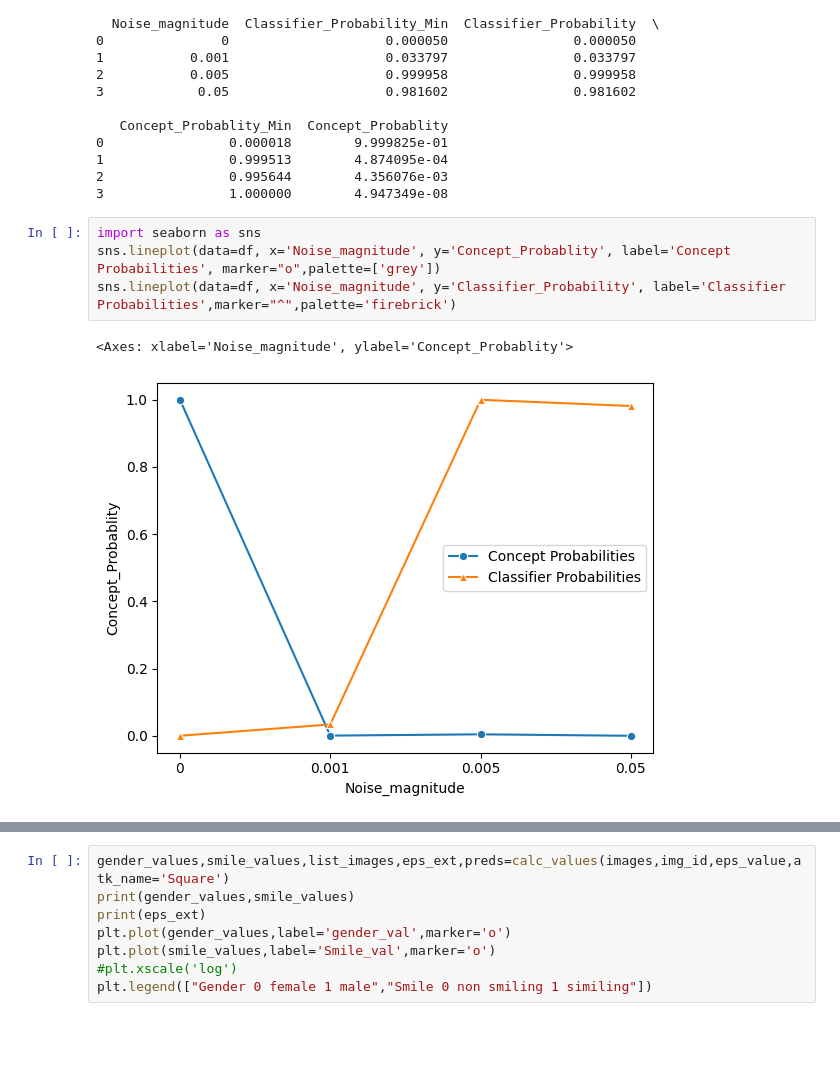
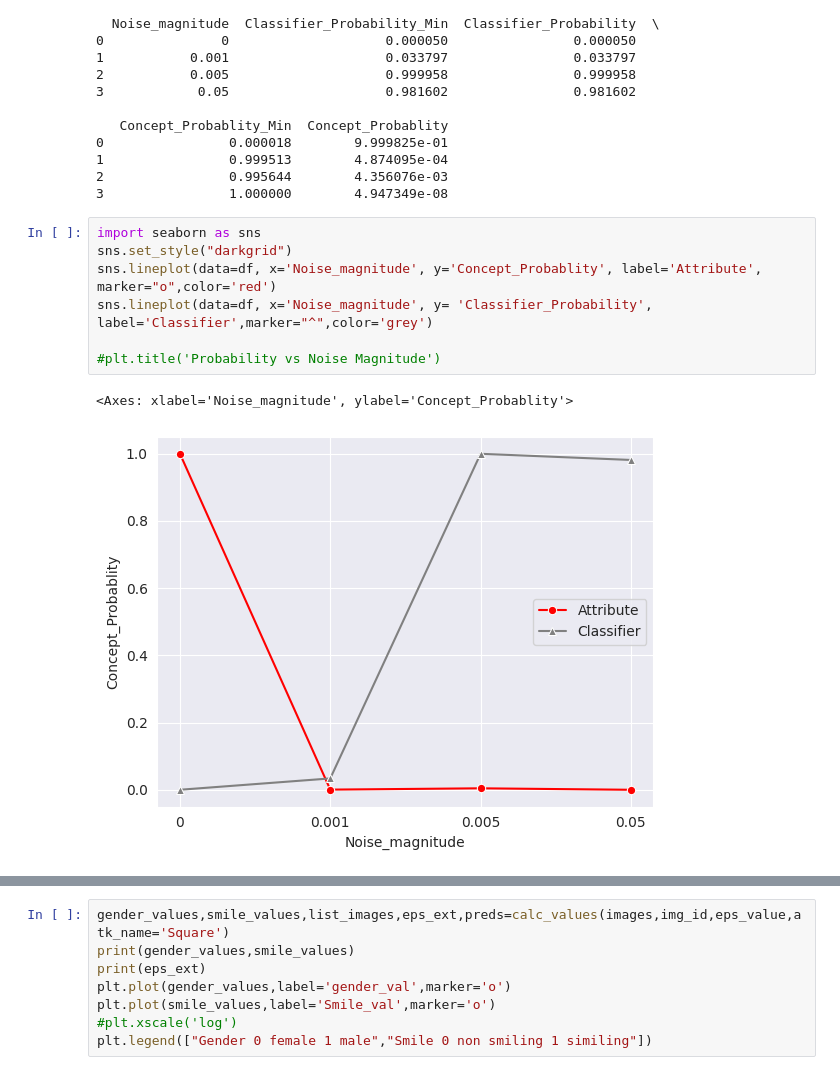
Before and after one commit to pushkershukla/InsightFace-PyTorch, a Jupyter notebook: Adverserial_examples_Test.ipynb, the cells around one changed output, grey strips where cells are left out. Saved outputs shown, nothing was run; the diff lists cells and outputs as text; blank space fills up the shorter version.

```diff
--- a/Adverserial_examples_Test.ipynb
+++ b/Adverserial_examples_Test.ipynb
@@ -809,8 +790,11 @@ dict_values([(tensor([1]), tensor([[5.0370e-05, 9.9995e-01]]), tensor([0]), tens
 3                1.000000        4.947349e-08
 # %%
 import seaborn as sns
-sns.lineplot(data=df, x='Noise_magnitude', y='Concept_Probablity', label='Concept Probabilities', marker="o",palette=['grey'])
-sns.lineplot(data=df, x='Noise_magnitude', y='Classifier_Probability', label='Classifier Probabilities',marker="^",palette='firebrick')
+sns.set_style("darkgrid")
+sns.lineplot(data=df, x='Noise_magnitude', y='Concept_Probablity', label='Attribute', marker="o",color='red')
+sns.lineplot(data=df, x='Noise_magnitude', y= 'Classifier_Probability', label='Classifier',marker="^",color='grey')
+
+#plt.title('Probability vs Noise Magnitude')
 # %% [output]
 <Axes: xlabel='Noise_magnitude', ylabel='Concept_Probablity'>
-[figure, old version]
+[figure, new version]
```
Also changed, not shown: parts of 3 cells of this notebook.
